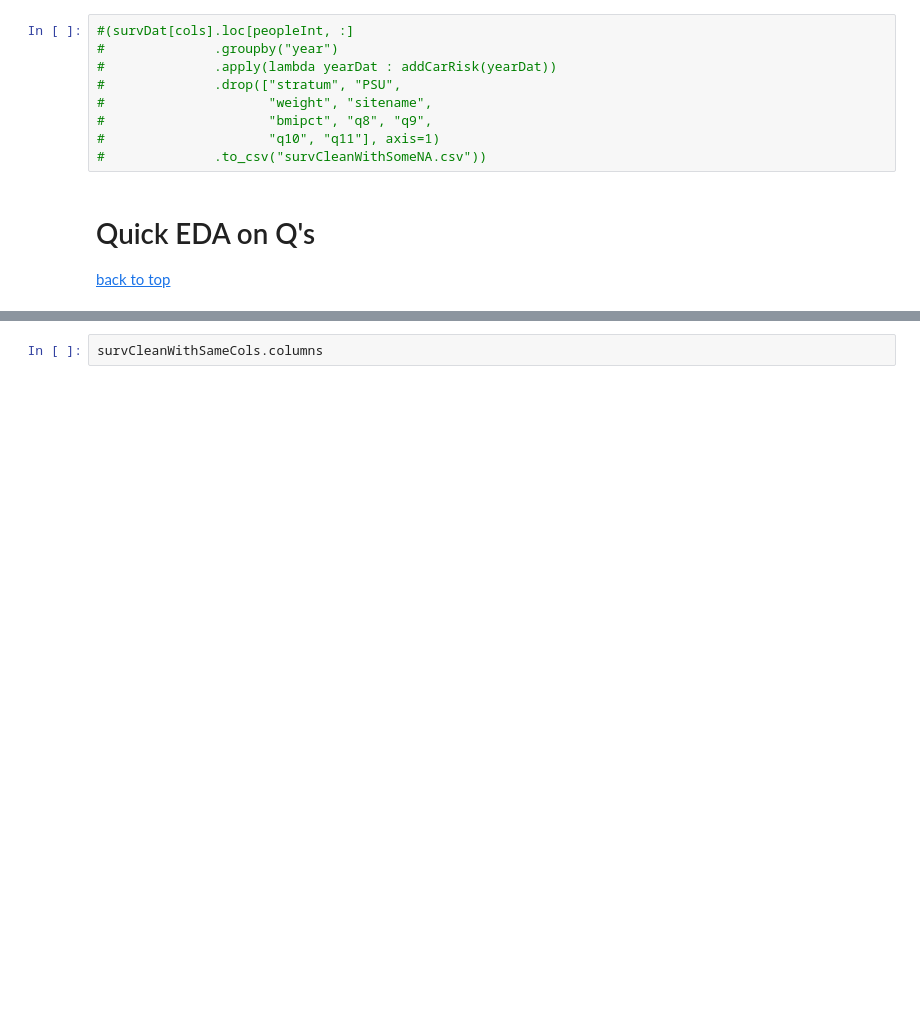
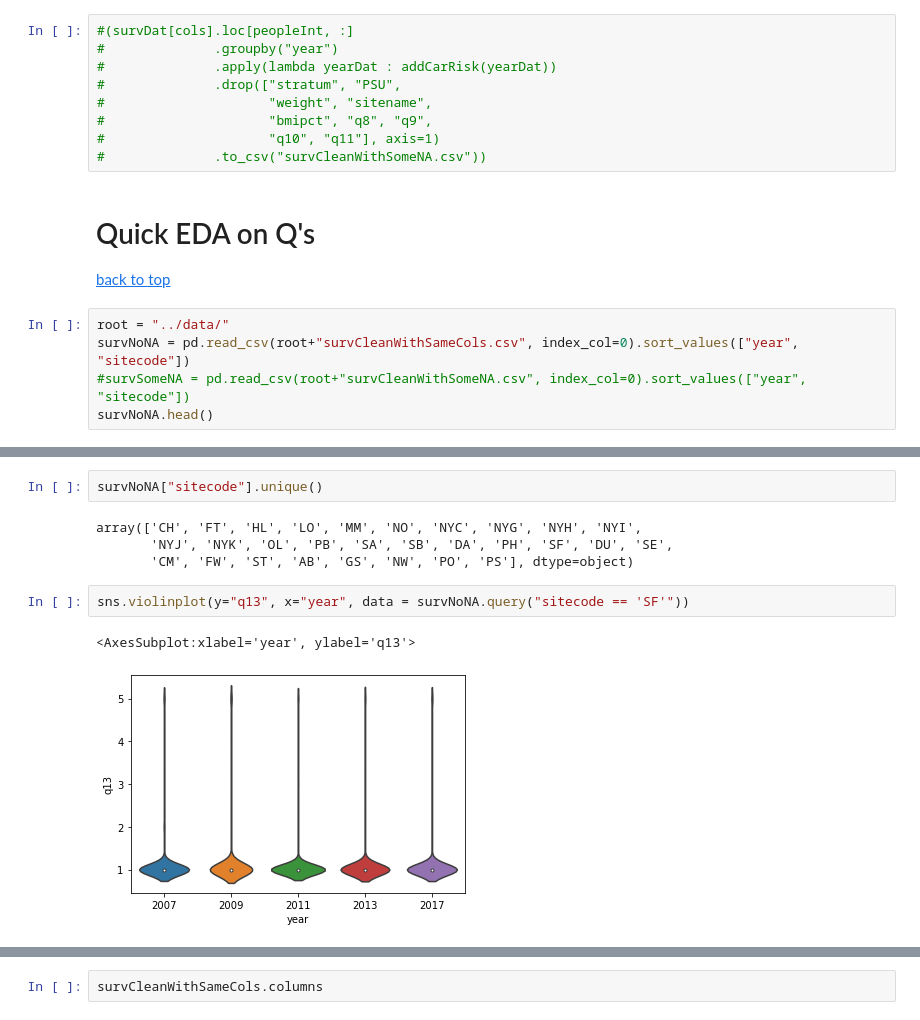
Before and after one commit to brodyee/STATS551_Project, a Jupyter notebook: eda/brodysEDA.ipynb, the cells around one changed output, grey strips where cells are left out. Drawn from its saved outputs; the diff is of its cells as text; blank space fills up the shorter version.

```diff
--- a/eda/brodysEDA.ipynb
+++ b/eda/brodysEDA.ipynb
@@ -847,3 +847,8 @@ peopleInt = survCleanWithSameCols.index
 # %% [markdown]
 # Quick EDA on Q's
 [back to top](#Table-of-Contents)
+# %%
+root = "../data/"
+survNoNA = pd.read_csv(root+"survCleanWithSameCols.csv", index_col=0).sort_values(["year", "sitecode"])
+#survSomeNA = pd.read_csv(root+"survCleanWithSomeNA.csv", index_col=0).sort_values(["year", "sitecode"])
+survNoNA.head()
@@ -849,0 +862,11 @@ peopleInt = survCleanWithSameCols.index
+# %%
+survNoNA["sitecode"].unique()
+# %% [output]
+array(['CH', 'FT', 'HL', 'LO', 'MM', 'NO', 'NYC', 'NYG', 'NYH', 'NYI',
+       'NYJ', 'NYK', 'OL', 'PB', 'SA', 'SB', 'DA', 'PH', 'SF', 'DU', 'SE',
+       'CM', 'FW', 'ST', 'AB', 'GS', 'NW', 'PO', 'PS'], dtype=object)
+# %%
+sns.violinplot(y="q13", x="year", data = survNoNA.query("sitecode == 'SF'"))
+# %% [output]
+<AxesSubplot:xlabel='year', ylabel='q13'>
+[figure, added]
```
Also changed, not shown: parts of 2 cells of this notebook, 1 other file.
